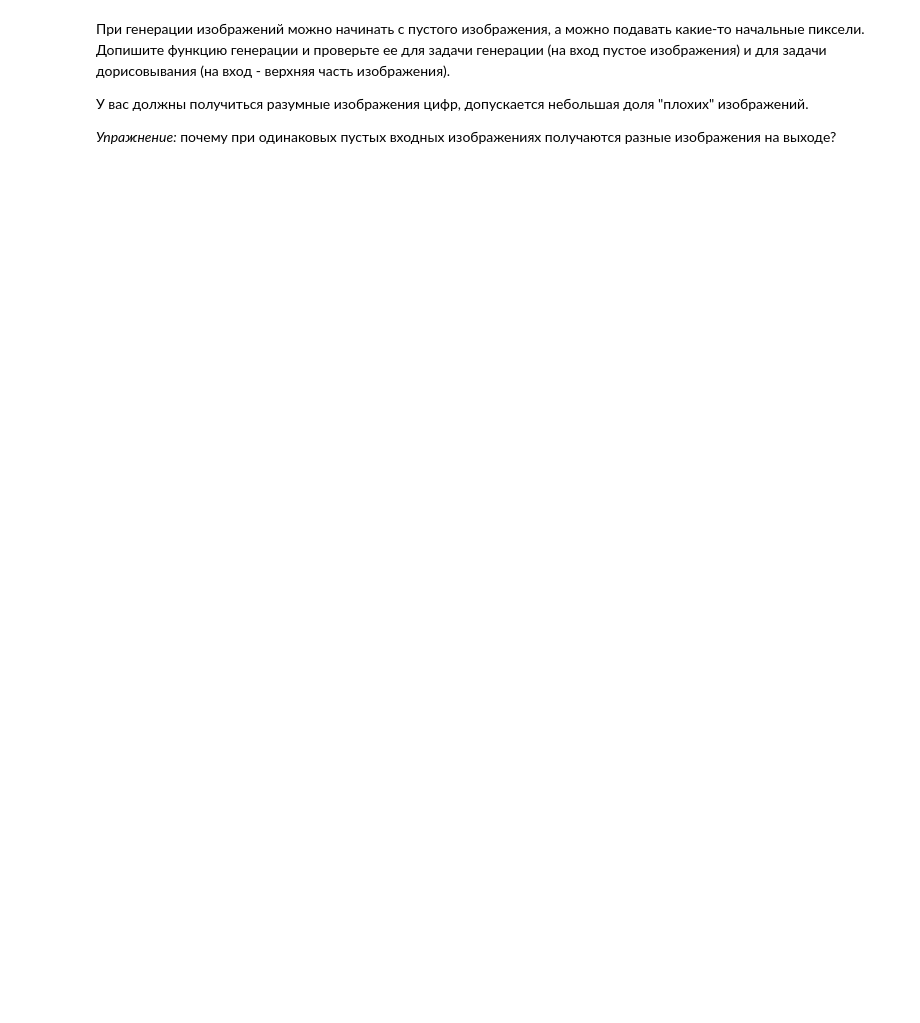
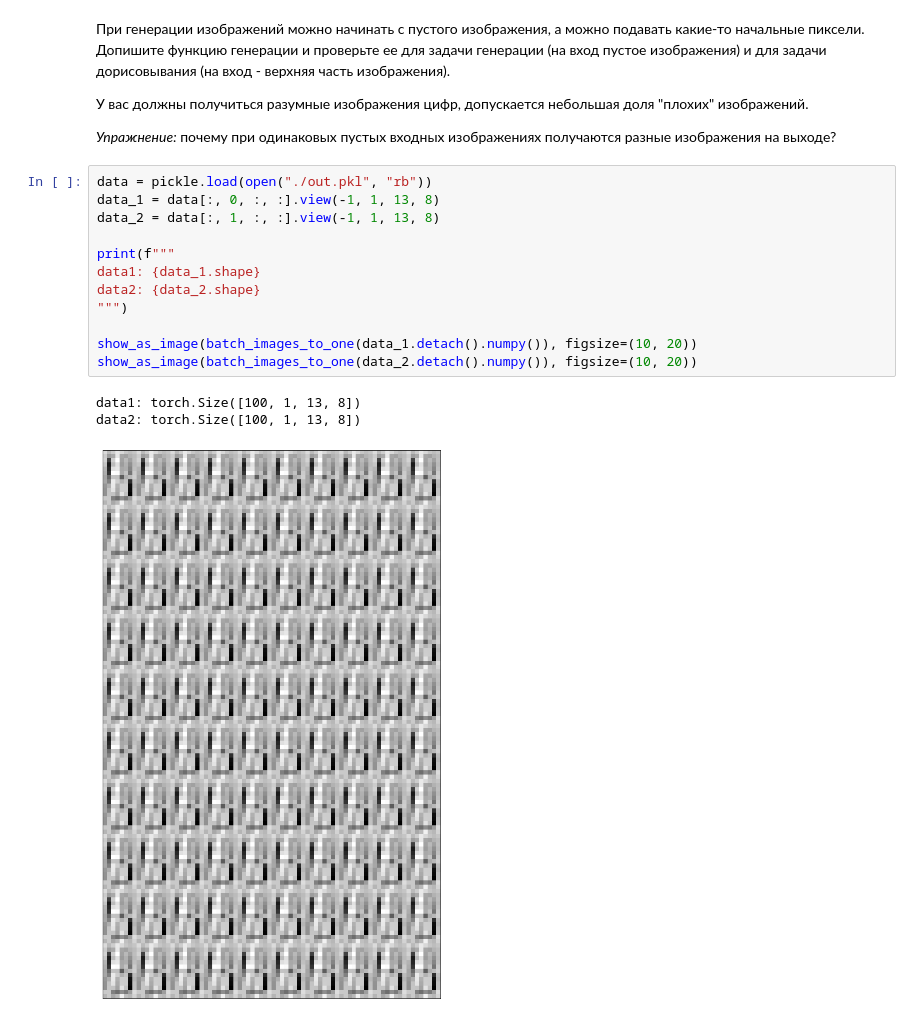
Before and after one commit to rtkn07/dl_hse_intensive, a Jupyter notebook: HW_4_pixelcnn.ipynb, the cells around one changed output. Cells and saved outputs as stored; diff of their text form; blank space fills up the shorter version.

```diff
--- a/HW_4_pixelcnn.ipynb
+++ b/HW_4_pixelcnn.ipynb
@@ -258,3 +315,19 @@ Epoch [25/25], Loss: 0.0003
 У вас должны получиться разумные изображения цифр, допускается небольшая доля "плохих" изображений.
 
 *Упражнение:* почему при одинаковых пустых входных изображениях получаются разные изображения на выходе?
+# %%
+data = pickle.load(open("./out.pkl", "rb"))
+data_1 = data[:, 0, :, :].view(-1, 1, 13, 8)
+data_2 = data[:, 1, :, :].view(-1, 1, 13, 8)
+
+print(f"""
+data1: {data_1.shape}
+data2: {data_2.shape}
+""")
+
+show_as_image(batch_images_to_one(data_1.detach().numpy()), figsize=(10, 20))
+show_as_image(batch_images_to_one(data_2.detach().numpy()), figsize=(10, 20))
+# %% [output]
+data1: torch.Size([100, 1, 13, 8])
+data2: torch.Size([100, 1, 13, 8])
+[figure, added]
```
Also changed, not shown: parts of 10 cells of this notebook.
